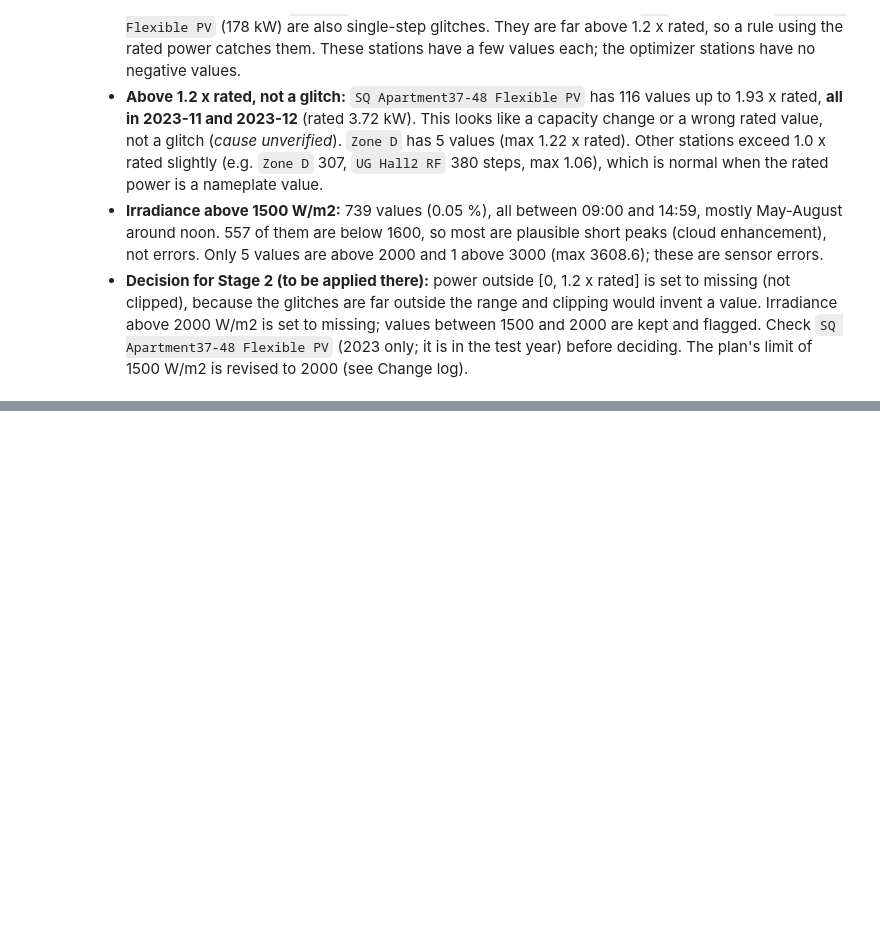
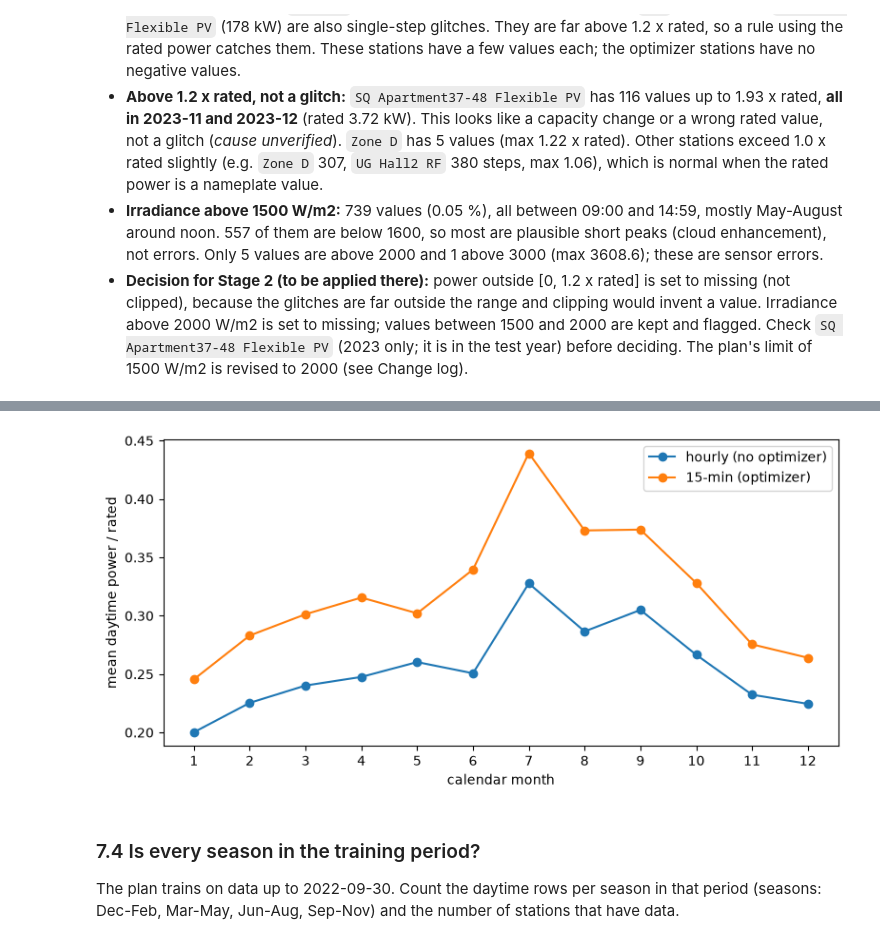
Before and after one commit to hanzla-mansuri/DA487-Capstone-Project-Phase-I, a Jupyter notebook: notebooks/01_eda.ipynb, the cells around one changed output, grey strips where cells are left out. Saved outputs shown, nothing was run; the diff lists cells and outputs as text; code cells hidden in the pictures; blank space fills up the shorter version.

```diff
--- a/notebooks/01_eda.ipynb
+++ b/notebooks/01_eda.ipynb
@@ -712,0 +792,7 @@ outliers.shape
+# %%
+monthly = {}
+for name, x in series.items():
+    day = x[(x.index.hour >= 8) & (x.index.hour < 17)]
+    monthly[name] = day.groupby(day.index.month).mean()
+monthly = pd.DataFrame(monthly)
+monthly.round(2).iloc[:, :6]
@@ -712,0 +814,5 @@ outliers.shape
+# %%
+has_opt = inv.set_index('station')['has_optimizer']
+by_type = monthly.T.groupby(has_opt).mean().T
+by_type.columns = ['hourly (no optimizer)', '15-min (optimizer)']
+by_type.round(3)
@@ -712,0 +834,14 @@ outliers.shape
+# %%
+by_type.plot(marker='o', figsize=(8, 4))
+plt.xlabel('calendar month')
+plt.ylabel('mean daytime power / rated')
+plt.xticks(range(1, 13))
+plt.tight_layout()
+plt.savefig('../results/figures/01_seasonal_profile.png', dpi=120)
+plt.show()
+# %% [output]
+[figure, added]
+# %% [markdown]
+### 7.4 Is every season in the training period?
+
+The plan trains on data up to 2022-09-30. Count the daytime rows per season in that period (seasons: Dec-Feb, Mar-May, Jun-Aug, Sep-Nov) and the number of stations that have data.
```
Also changed, not shown: parts of 16 cells of this notebook, 3 other files.
